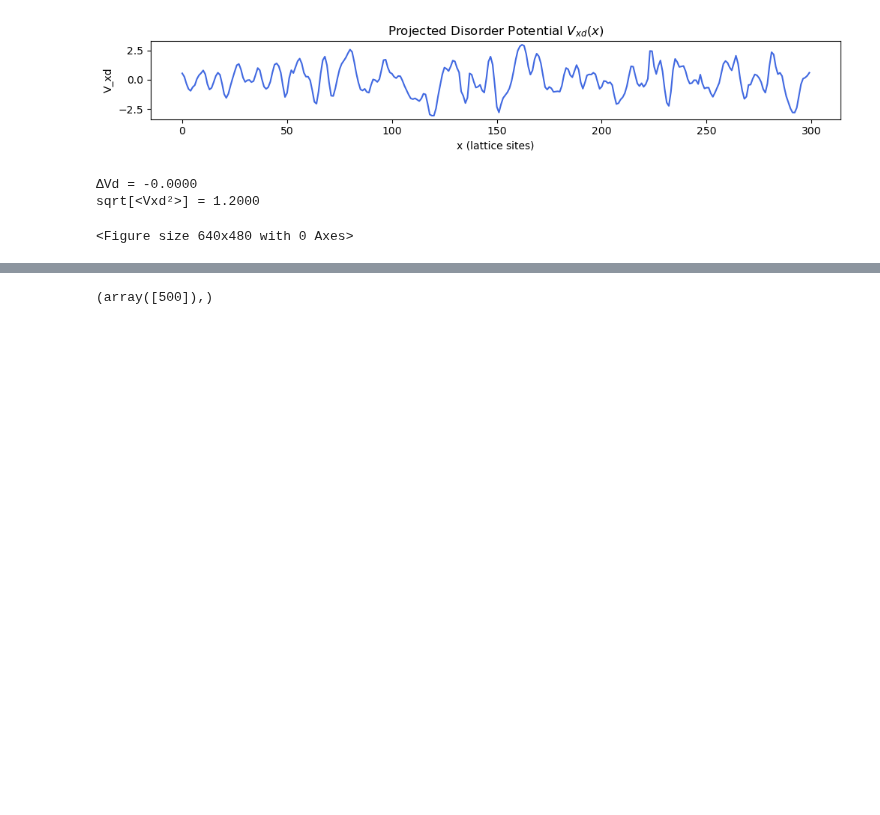
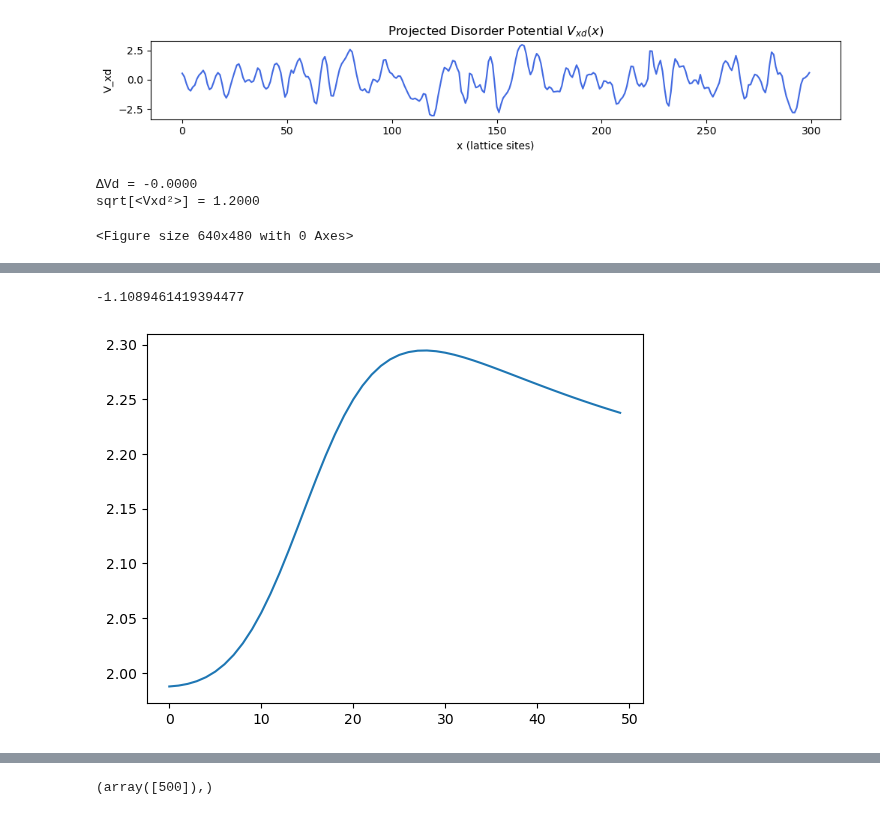
Before and after one commit to polianahp/Nonlocality-of-local-Andreev-conductances-as-a-probe-for-topological-Majorana-wires, a Jupyter notebook: Nathan-testing.ipynb, the cells around one changed output, grey strips where cells are left out. Cells and saved outputs as stored; diff of their text form; code cells hidden in the pictures; blank space fills up the shorter version.

```diff
--- a/Nathan-testing.ipynb
+++ b/Nathan-testing.ipynb
@@ -642,0 +514,8 @@ old Correlation: 0.2948049269902183
+# %%
+plt.plot(conductance_left)
+
+
+(conductance_right/conductance_right[0])[-1] - (conductance_left/conductance_left[0])[-1]
+# %% [output]
+-1.1089461419394477
+[figure, added]
```
Also changed, not shown: parts of 15 cells of this notebook, 5 other files.
